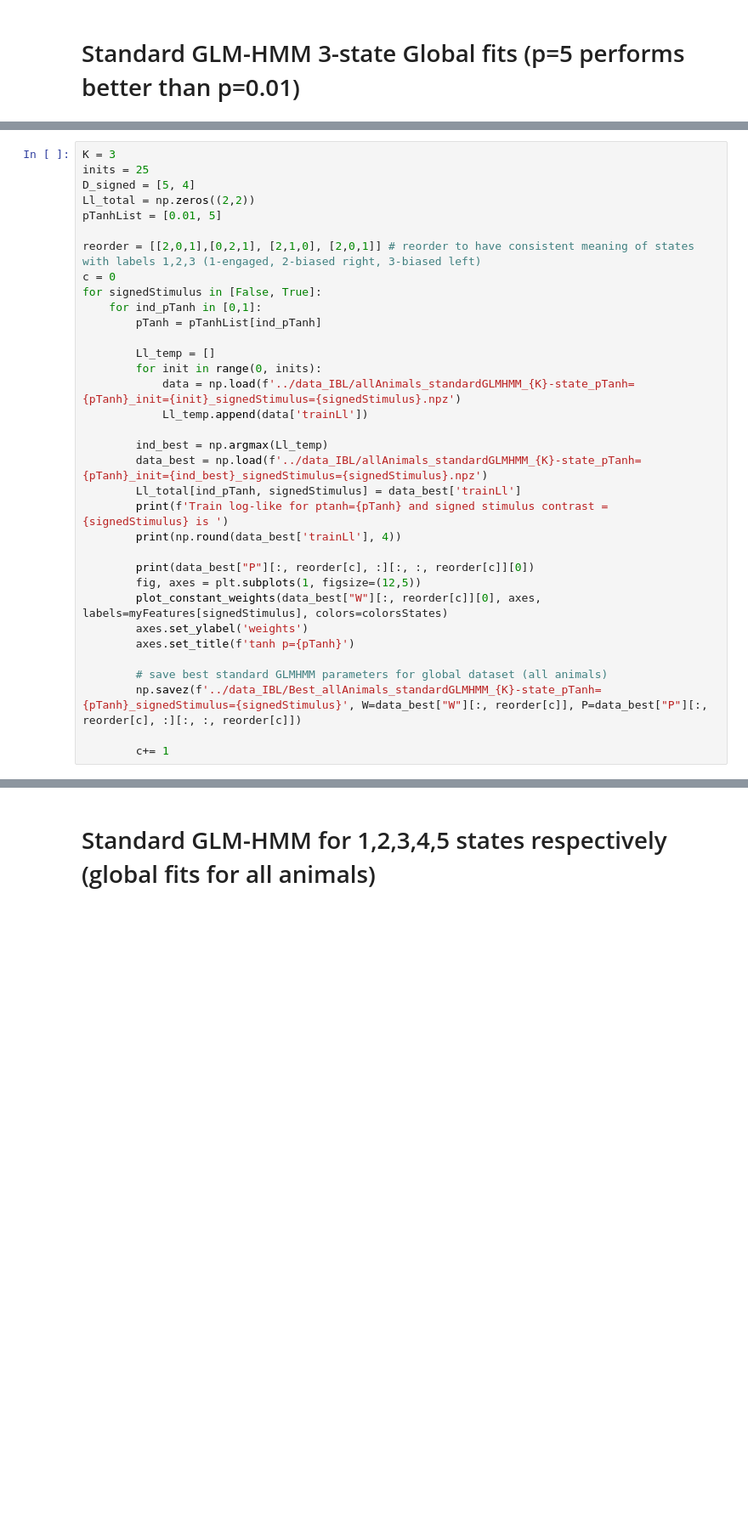
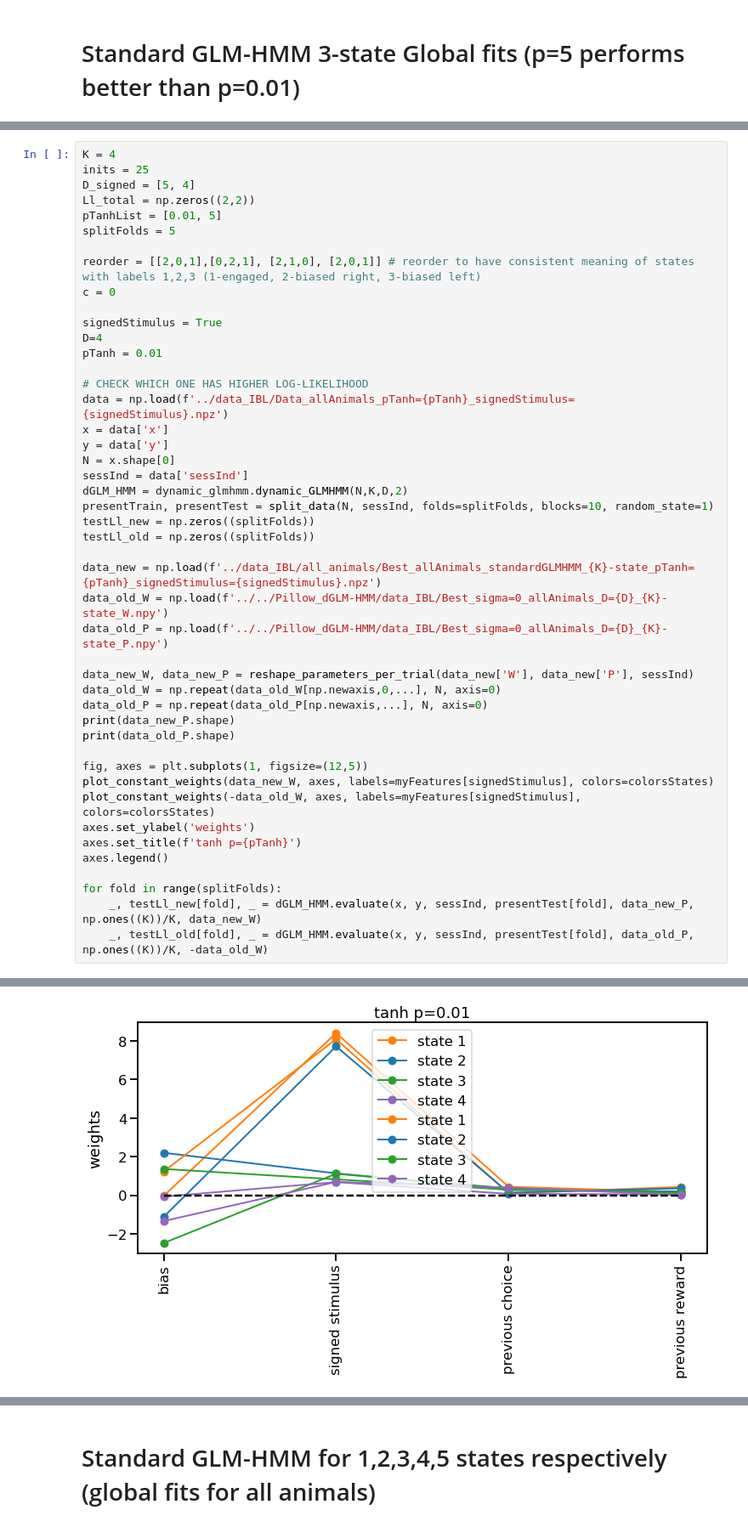
Before and after one commit to lenca56/dynamic_glmhmm, a Jupyter notebook: code/IBL_Fitting_and_Analysis.ipynb, the cells around one changed output, grey strips where cells are left out. Shown at 85% size. Drawn from its saved outputs; the diff is of its cells as text; blank space fills up the shorter version.

```diff
--- a/code/IBL_Fitting_and_Analysis.ipynb
+++ b/code/IBL_Fitting_and_Analysis.ipynb
@@ -236,35 +236,47 @@ def reshape_parameters_per_trial(w, p, sessInd):
 # %%
-K = 3
+K = 4
 inits = 25
 D_signed = [5, 4]
 Ll_total = np.zeros((2,2))
 pTanhList = [0.01, 5]
+splitFolds = 5
 
 reorder = [[2,0,1],[0,2,1], [2,1,0], [2,0,1]] # reorder to have consistent meaning of states with labels 1,2,3 (1-engaged, 2-biased right, 3-biased left)
 c = 0
-for signedStimulus in [False, True]:
-    for ind_pTanh in [0,1]:
-        pTanh = pTanhList[ind_pTanh]
 
-        Ll_temp = []
-        for init in range(0, inits):
-            data = np.load(f'../data_IBL/allAnimals_standardGLMHMM_{K}-state_pTanh={pTanh}_init={init}_signedStimulus={signedStimulus}.npz')
-            Ll_temp.append(data['trainLl'])
+signedStimulus = True
+D=4
+pTanh = 0.01
 
-        ind_best = np.argmax(Ll_temp)
-        data_best = np.load(f'../data_IBL/allAnimals_standardGLMHMM_{K}-state_pTanh={pTanh}_init={ind_best}_signedStimulus={signedStimulus}.npz')
-        Ll_total[ind_pTanh, signedStimulus] = data_best['trainLl']
-        print(f'Train log-like for ptanh={pTanh} and signed stimulus contrast = {signedStimulus} is ')
-        print(np.round(data_best['trainLl'], 4))
+# CHECK WHICH ONE HAS HIGHER LOG-LIKELIHOOD
+data = np.load(f'../data_IBL/Data_allAnimals_pTanh={pTanh}_signedStimulus={signedStimulus}.npz')
+x = data['x']
+y = data['y']
+N = x.shape[0]
+sessInd = data['sessInd']
+dGLM_HMM = dynamic_glmhmm.dynamic_GLMHMM(N,K,D,2)
+presentTrain, presentTest = split_data(N, sessInd, folds=splitFolds, blocks=10, random_state=1)
+testLl_new = np.zeros((splitFolds))
+testLl_old = np.zeros((splitFolds))
 
-        print(data_best["P"][:, reorder[c], :][:, :, reorder[c]][0])
-        fig, axes = plt.subplots(1, figsize=(12,5))
-        plot_constant_weights(data_best["W"][:, reorder[c]][0], axes, labels=myFeatures[signedStimulus], colors=colorsStates)
-        axes.set_ylabel('weights')
-        axes.set_title(f'tanh p={pTanh}')
+data_new = np.load(f'../data_IBL/all_animals/Best_allAnimals_standardGLMHMM_{K}-state_pTanh={pTanh}_signedStimulus={signedStimulus}.npz')
+data_old_W = np.load(f'../../Pillow_dGLM-HMM/data_IBL/Best_sigma=0_allAnimals_D={D}_{K}-state_W.npy')
+data_old_P = np.load(f'../../Pillow_dGLM-HMM/data_IBL/Best_sigma=0_allAnimals_D={D}_{K}-state_P.npy')
 
-        # save best standard GLMHMM parameters for global dataset (all animals)
-        np.savez(f'../data_IBL/Best_allAnimals_standardGLMHMM_{K}-state_pTanh={pTanh}_signedStimulus={signedStimulus}', W=data_best["W"][:, reorder[c]], P=data_best["P"][:, reorder[c], :][:, :, reorder[c]])
+data_new_W, data_new_P = reshape_parameters_per_trial(data_new['W'], data_new['P'], sessInd)
+data_old_W = np.repeat(data_old_W[np.newaxis,0,...], N, axis=0)
+data_old_P = np.repeat(data_old_P[np.newaxis,...], N, axis=0)
+print(data_new_P.shape)
+print(data_old_P.shape)
 
-        c+= 1
+fig, axes = plt.subplots(1, figsize=(12,5))
+plot_constant_weights(data_new_W, axes, labels=myFeatures[signedStimulus], colors=colorsStates)
+plot_constant_weights(-data_old_W, axes, labels=myFeatures[signedStimulus], colors=colorsStates)
+axes.set_ylabel('weights')
+axes.set_title(f'tanh p={pTanh}')
+axes.legend()
+
+for fold in range(splitFolds):
+    _, testLl_new[fold], _ = dGLM_HMM.evaluate(x, y, sessInd, presentTest[fold], data_new_P, np.ones((K))/K, data_new_W)
+    _, testLl_old[fold], _ = dGLM_HMM.evaluate(x, y, sessInd, presentTest[fold], data_old_P, np.ones((K))/K, -data_old_W)
 # %% [output]
@@ -271,0 +285 @@ FileNotFoundError: [Errno 2] No such file or directory: '../data_IBL/allAnimals_
+[figure, added]
```
Also changed, not shown: parts of 5 cells of this notebook, 5 other files.
